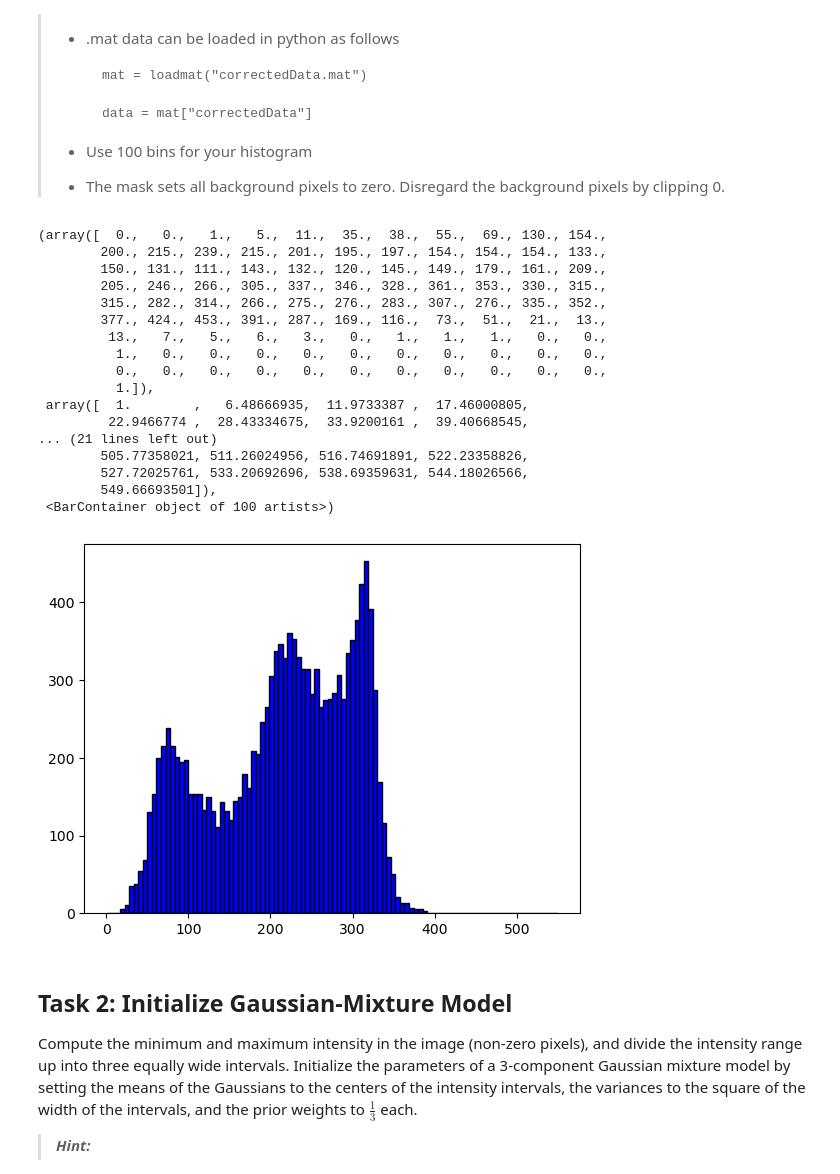
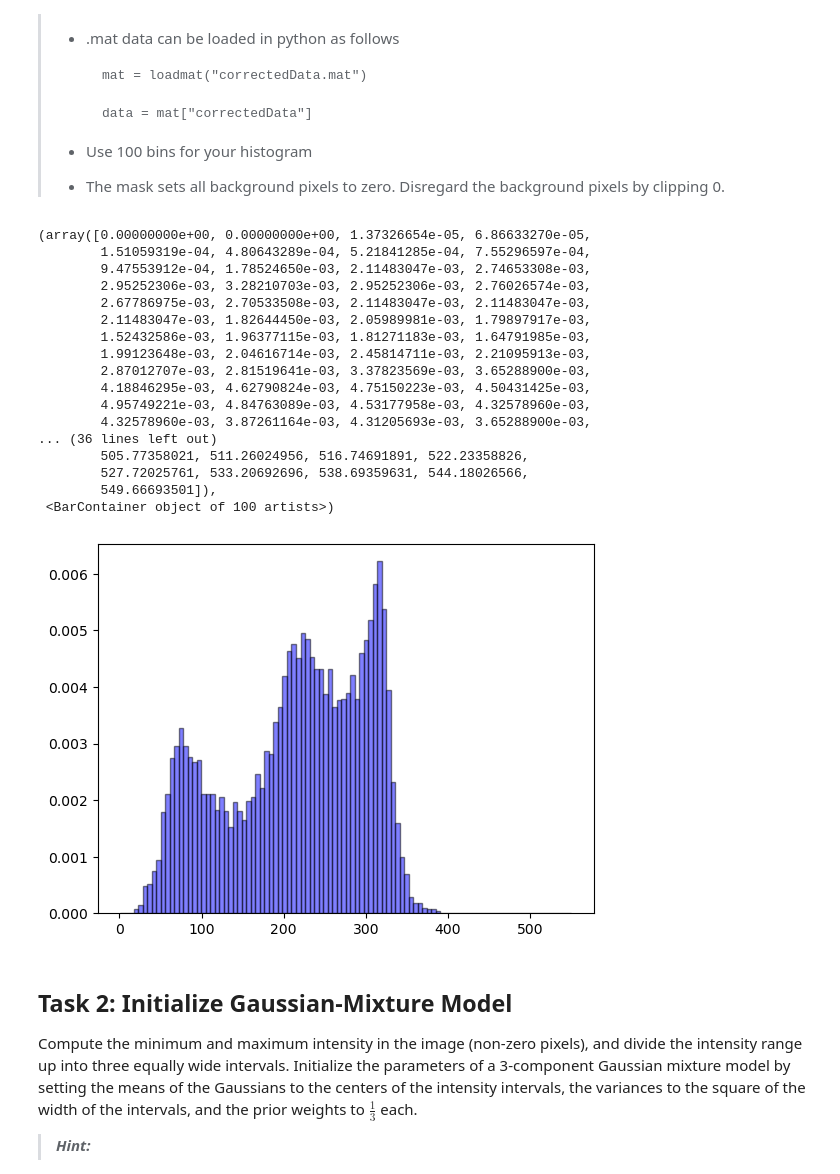
Before and after one commit to HolgeMax/MIA, a Jupyter notebook: Holger/Week_8/Ex5_student1.ipynb, the cells around one changed output. Cells and saved outputs as stored; diff of their text form; code cells hidden in the pictures.

```diff
--- a/Holger/Week_8/Ex5_student1.ipynb
+++ b/Holger/Week_8/Ex5_student1.ipynb
@@ -49,32 +49,32 @@ Display the image provided in "correctedData.mat" and plot its histogram.
 # %%
 mat = loadmat("correctedData.mat")
 data = mat["correctedData"]
 data[data == 1 ] = 0
 nan = np.where(np.isnan(data), 0, data)
 max = np.nanmax(data)
+max_rm = np.nanpercentile(data, 99)
 min = np.nanmin(data)
 
-
-plt.hist(data.ravel(), bins=100, range = (1, max), color='blue', edgecolor='black')
+plt.hist(data.ravel(), bins=100, range=(1, max), color='blue', edgecolor='black', alpha=0.5, density=True, label='Histogram')
 # %% [output]
-(array([  0.,   0.,   1.,   5.,  11.,  35.,  38.,  55.,  69., 130., 154.,
-        200., 215., 239., 215., 201., 195., 197., 154., 154., 154., 133.,
-        150., 131., 111., 143., 132., 120., 145., 149., 179., 161., 209.,
-        205., 246., 266., 305., 337., 346., 328., 361., 353., 330., 315.,
-        315., 282., 314., 266., 275., 276., 283., 307., 276., 335., 352.,
-        377., 424., 453., 391., 287., 169., 116.,  73.,  51.,  21.,  13.,
-         13.,   7.,   5.,   6.,   3.,   0.,   1.,   1.,   1.,   0.,   0.,
-          1.,   0.,   0.,   0.,   0.,   0.,   0.,   0.,   0.,   0.,   0.,
-          0.,   0.,   0.,   0.,   0.,   0.,   0.,   0.,   0.,   0.,   0.,
-          1.]),
- array([  1.        ,   6.48666935,  11.9733387 ,  17.46000805,
-         22.9466774 ,  28.43334675,  33.9200161 ,  39.40668545,
-... (21 lines left out)
+(array([0.00000000e+00, 0.00000000e+00, 1.37326654e-05, 6.86633270e-05,
+        1.51059319e-04, 4.80643289e-04, 5.21841285e-04, 7.55296597e-04,
+        9.47553912e-04, 1.78524650e-03, 2.11483047e-03, 2.74653308e-03,
+        2.95252306e-03, 3.28210703e-03, 2.95252306e-03, 2.76026574e-03,
+        2.67786975e-03, 2.70533508e-03, 2.11483047e-03, 2.11483047e-03,
+        2.11483047e-03, 1.82644450e-03, 2.05989981e-03, 1.79897917e-03,
+        1.52432586e-03, 1.96377115e-03, 1.81271183e-03, 1.64791985e-03,
+        1.99123648e-03, 2.04616714e-03, 2.45814711e-03, 2.21095913e-03,
+        2.87012707e-03, 2.81519641e-03, 3.37823569e-03, 3.65288900e-03,
+        4.18846295e-03, 4.62790824e-03, 4.75150223e-03, 4.50431425e-03,
+        4.95749221e-03, 4.84763089e-03, 4.53177958e-03, 4.32578960e-03,
+        4.32578960e-03, 3.87261164e-03, 4.31205693e-03, 3.65288900e-03,
+... (36 lines left out)
         505.77358021, 511.26024956, 516.74691891, 522.23358826,
         527.72025761, 533.20692696, 538.69359631, 544.18026566,
         549.66693501]),
  <BarContainer object of 100 artists>)
-[figure, old version]
+[figure, new version]
 # %% [markdown]
 ## Task 2: Initialize Gaussian-Mixture Model
 Compute the minimum and maximum intensity in the image (non-zero pixels), and divide the
```
Also changed, not shown: parts of 8 cells of this notebook, 4 other files.
